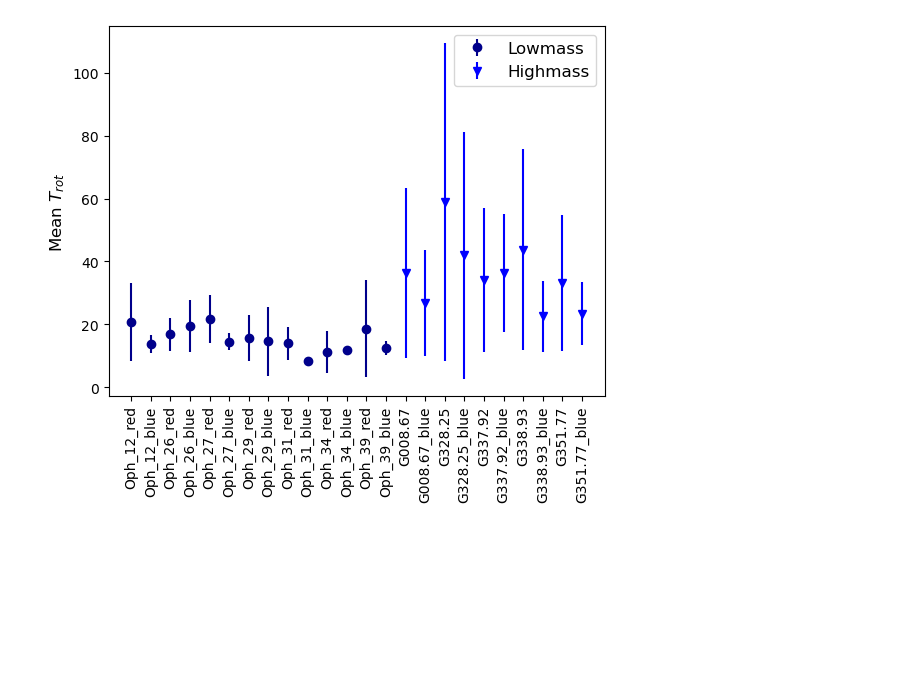
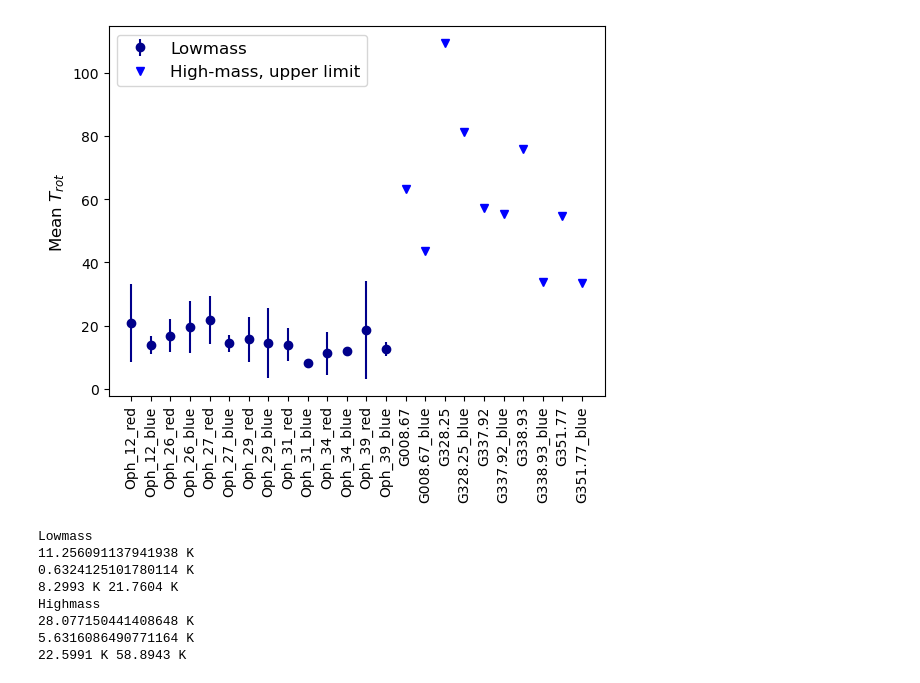
Before and after one commit to femkeballieux/master_project_2, a Jupyter notebook: code/discussion_plots.ipynb, the cells around one changed output. Saved outputs shown, nothing was run; the diff lists cells and outputs as text; code cells hidden in the pictures; blank space fills up the shorter version.

```diff
--- a/code/discussion_plots.ipynb
+++ b/code/discussion_plots.ipynb
@@ -114,35 +161,52 @@ plt.show()
 # %%
 """
 -mean over red and blue fields of rotational temperatures
 -No pixels were removed because not significant enough
 -Mean of uncertainties taken
 -
 """
 
 #be careful when copy pasting, here red is always first, blue second
 lowmass_ID_fields = np.array(['Oph_12_red', 'Oph_12_blue', 'Oph_26_red','Oph_26_blue', 'Oph_27_red', 'Oph_27_blue','Oph_29_red', 'Oph_29_blue', 'Oph_31_red',\
                               'Oph_31_blue', 'Oph_34_red', 'Oph_34_blue', 'Oph_39_red','Oph_39_blue'])
 highmass_ID_fields = np.array(['G008.67', 'G008.67_blue','G328.25', 'G328.25_blue', 'G337.92', 'G337.92_blue', 'G338.93', 'G338.93_blue','G351.77', 'G351.77_blue'])
 
 highmass_T_behaved = np.array([36.3465, 26.7294, 58.8943, 41.9846, 34.1064, 36.3958, 43.7935, 22.5991, 33.0765,\
                             23.4639]) * u.K
 e_T_highmass=np.array([26.8761, 16.8400, 50.5505, 39.3191, 23.0163, 18.8356, 32.02570, 11.29325,\
                             21.5578, 10.0463]) * u.K
 
 
 lowmass_T_behaved = np.array([ 20.8736, 13.8169, 16.8479, 19.5586, 21.7604, 14.5008,\
                             15.6537, 14.6140, 13.9441, 8.2993, 11.2785, 11.84798, 18.6831, 12.5007]) * u.K
 e_T_lowmass = np.array([12.3363, 2.9270, 5.1822, 8.2073, 7.5858, 2.6978, 7.2105, 11.0195, 5.1955, 1.1003, 6.7922, 0.9774, 15.5429, 2.1975])* u.K
 
 plt.errorbar(lowmass_ID_fields, lowmass_T_behaved, yerr=e_T_lowmass, fmt='o', label='Lowmass', color='darkblue')
-plt.errorbar(highmass_ID_fields, highmass_T_behaved, yerr=e_T_highmass, label='Highmass', color='blue', fmt='v')
+plt.errorbar(highmass_ID_fields, highmass_T_behaved + e_T_highmass, label='High-mass, upper limit', color='blue', fmt='v')
 plt.legend()
 plt.xticks(rotation=90)
 plt.ylabel(r'Mean $T_{rot}$' )
 plt.savefig(path+'Temperature_comparison.png', dpi=500, bbox_inches='tight')
 plt.show()
+
+print("Lowmass")
+print(np.sum(lowmass_T_behaved / np.square(e_T_lowmass )) / np.sum(1 / np.square(e_T_lowmass)))
+print(np.sqrt(1 / np.sum(1 / np.square(e_T_lowmass))))
+print(np.min(lowmass_T_behaved), np.max(lowmass_T_behaved))
+print("Highmass")
+print(np.sum(highmass_T_behaved / np.square(e_T_highmass )) / np.sum(1 / np.square(e_T_highmass)))
+print(np.sqrt(1 / np.sum(1 / np.square(e_T_highmass))))
+print(np.min(highmass_T_behaved), np.max(highmass_T_behaved))
 # %% [output]
-[figure, old version]
+[figure, new version]
+Lowmass
+11.256091137941938 K
+0.6324125101780114 K
+8.2993 K 21.7604 K
+Highmass
+28.077150441408648 K
+5.6316086490771164 K
+22.5991 K 58.8943 K
 # %%
 """
 -mean over red and blue fields of column densities
```
Also changed, not shown: parts of 7 cells of this notebook, 13 other files.
